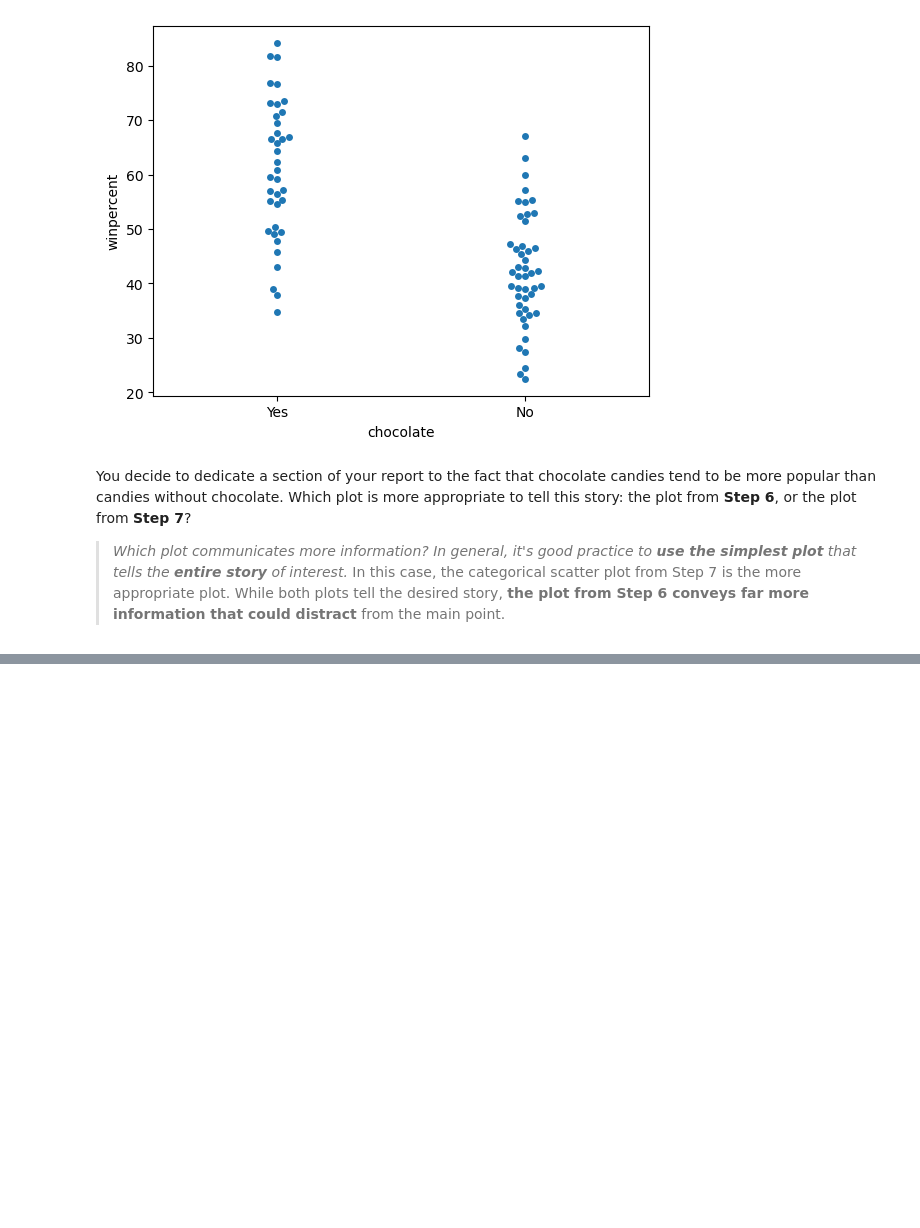
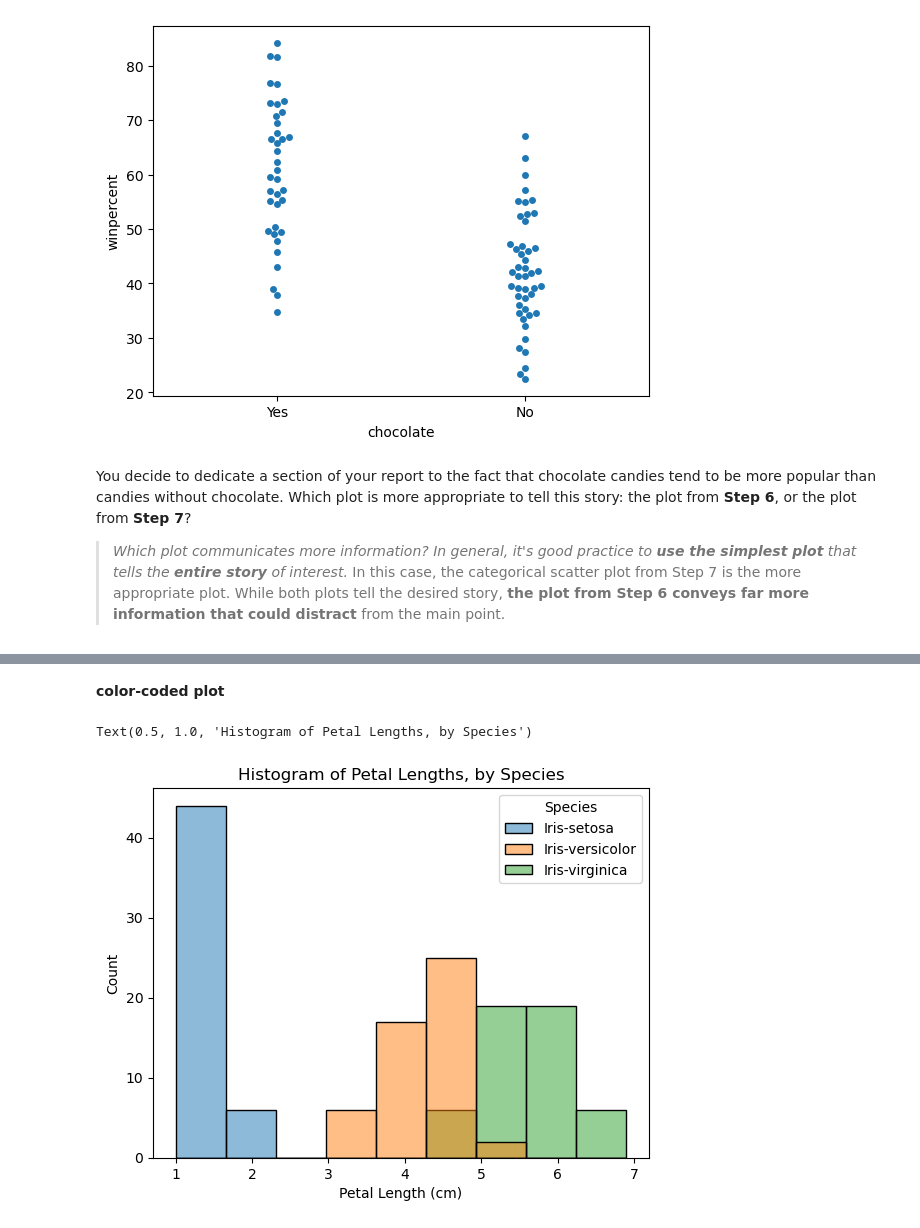
Before and after one commit to albert-joonyoung-park/kaggle-lessons, a Jupyter notebook: kaggle-data-visualization.ipynb, the cells around one changed output, grey strips where cells are left out. Drawn from its saved outputs; the diff is of its cells as text; code cells hidden in the pictures; blank space fills up the shorter version.

```diff
--- a/kaggle-data-visualization.ipynb
+++ b/kaggle-data-visualization.ipynb
@@ -310,0 +369,10 @@ You decide to dedicate a section of your report to the fact that chocolate candi
+# %% [markdown]
+**color-coded plot**
+# %%
+# histogram to understand the differencies between the iris species
+# sns.histplot(data=, x= hue= )
+sns.histplot(data=iris_data, x='Petal Length (cm)', hue='Species')
+plt.title("Histogram of Petal Lengths, by Species")
+# %% [output]
+Text(0.5, 1.0, 'Histogram of Petal Lengths, by Species')
+[figure, added]
```
Also changed, not shown: parts of 48 cells of this notebook.
